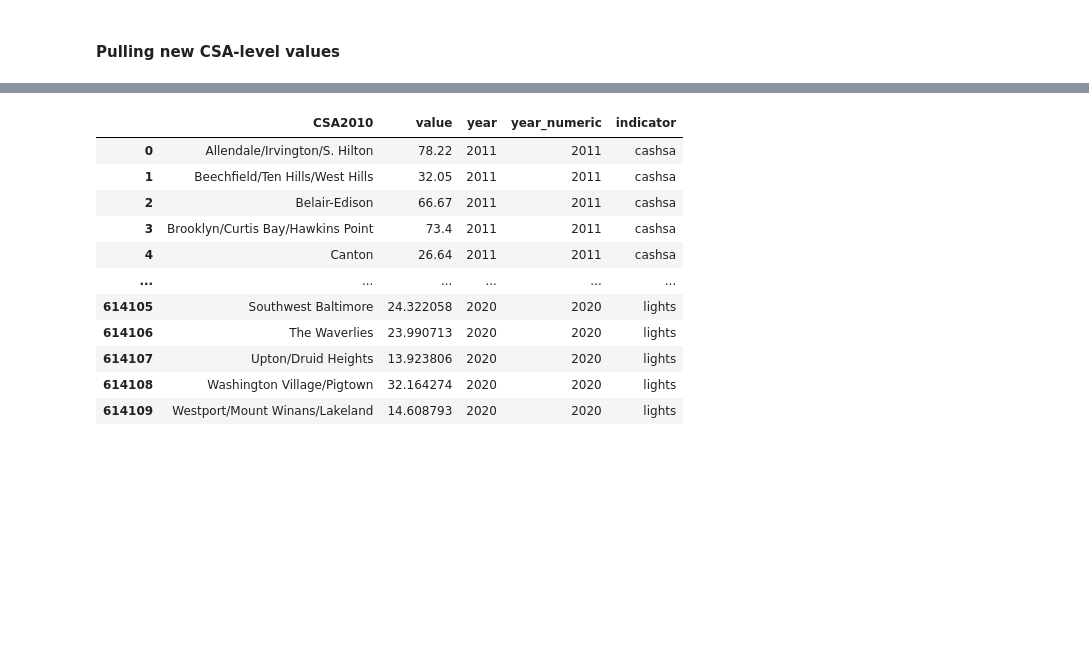
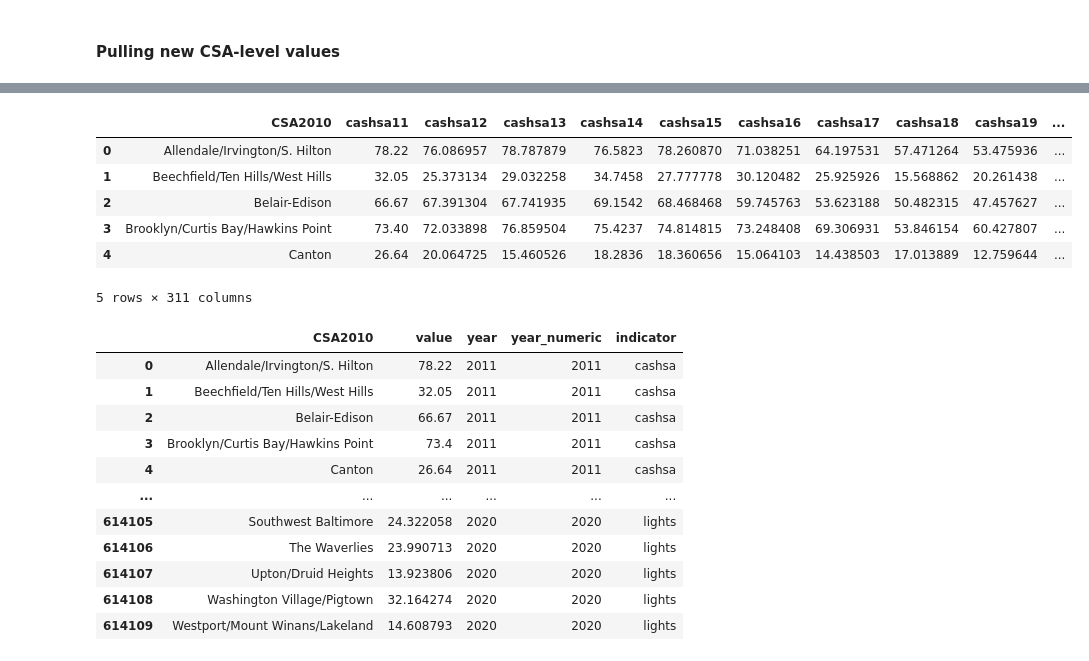
Before and after one commit to ejf78/cdc_vitalsigns, a Jupyter notebook: Vital_Signs_Data_Supplement.ipynb, the cells around one changed output, grey strips where cells are left out. Saved outputs shown, nothing was run; the diff lists cells and outputs as text; code cells hidden in the pictures; blank space fills up the shorter version.

```diff
--- a/Vital_Signs_Data_Supplement.ipynb
+++ b/Vital_Signs_Data_Supplement.ipynb
@@ -153,0 +118,3 @@ new_indicator_df.head()
+# %%
+### make API pull
+collect_new = getCollect(new_indicator_shortnames)
@@ -154,2 +139,16 @@ new_indicator_df.head()
+# %%
+# turn the collections into a dataframe
+new_indicator_df = pd.concat(collect_new)
+# drop geometry and objectID
+new_indicator_df = new_indicator_df.drop(['OBJECTID','Shape__Area', 'Shape__Length', "geometry"], axis = 1)
+new_indicator_df.head()
+# %% [output]
+|  | CSA2010 | cashsa11 | cashsa12 | cashsa13 | cashsa14 | cashsa15 | cashsa16 | cashsa17 | cashsa18 | cashsa19 | ... |
+| 0 | Allendale/Irvington/S. Hilton | 78.22 | 76.086957 | 78.787879 | 76.5823 | 78.260870 | 71.038251 | 64.197531 | 57.471264 | 53.475936 | ... |
+| 1 | Beechfield/Ten Hills/West Hills | 32.05 | 25.373134 | 29.032258 | 34.7458 | 27.777778 | 30.120482 | 25.925926 | 15.568862 | 20.261438 | ... |
+| 2 | Belair-Edison | 66.67 | 67.391304 | 67.741935 | 69.1542 | 68.468468 | 59.745763 | 53.623188 | 50.482315 | 47.457627 | ... |
+| 3 | Brooklyn/Curtis Bay/Hawkins Point | 73.40 | 72.033898 | 76.859504 | 75.4237 | 74.814815 | 73.248408 | 69.306931 | 53.846154 | 60.427807 | ... |
+| 4 | Canton | 26.64 | 20.064725 | 15.460526 | 18.2836 | 18.360656 | 15.064103 | 14.438503 | 17.013889 | 12.759644 | ... |
+5 rows × 311 columns
 # %%
 ### reformat data
```
Also changed, not shown: parts of 24 cells of this notebook.
